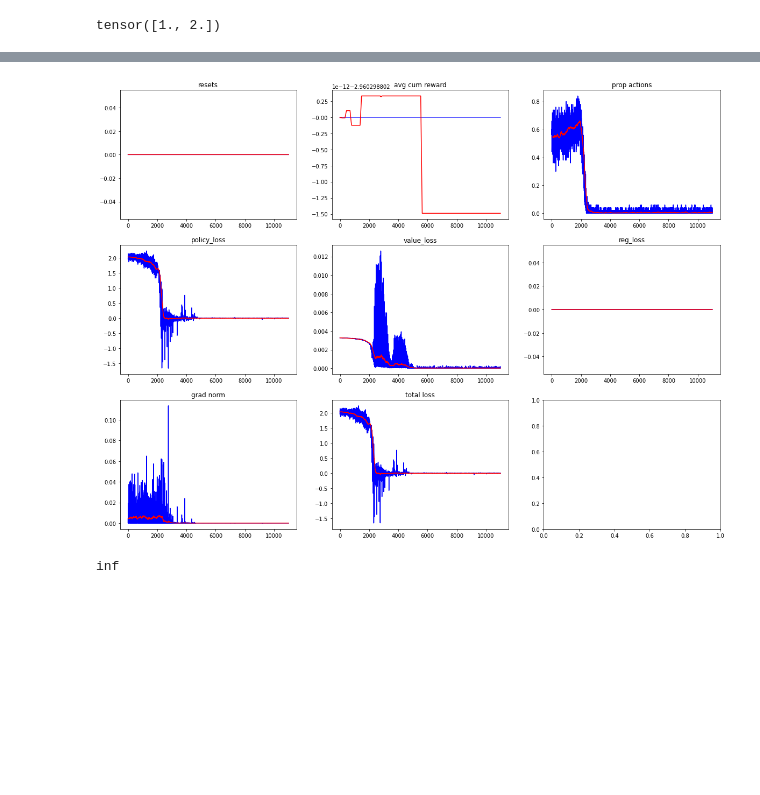
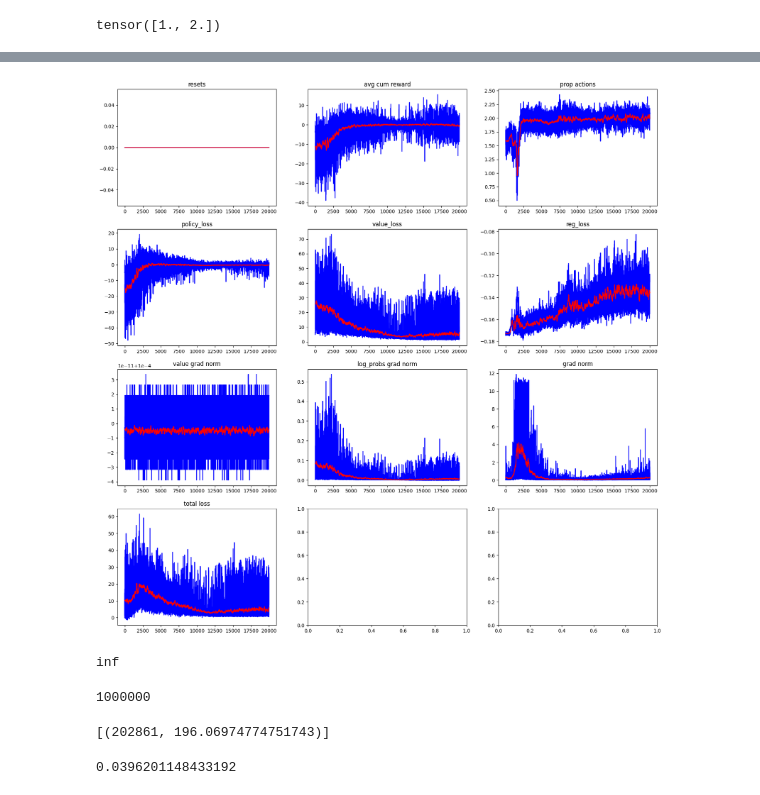
Before and after one commit to limon8884/delivery-RL, a Jupyter notebook: second.ipynb, the cells around one changed output, grey strips where cells are left out. Drawn from its saved outputs; the diff is of its cells as text; code cells hidden in the pictures; blank space fills up the shorter version.

```diff
--- a/second.ipynb
+++ b/second.ipynb
@@ -381,7 +425,10 @@ import numpy as np
 # %%
-mode = 'MountainCar-v0'
+# mode = 'MountainCar-v0'
+# mode = 'CartPole-v1'
+mode = "LunarLander-v2"
 net = MLP(mode=mode)
 actor = ActorCartPole
 env = EnvCartPole
-opt = torch.optim.Adam(net.parameters())
-a2c = A2C(env, actor, net, opt, n_steps=5, n_sessions=10, mode=mode, value_loss_coef=0.001, regularization_loss_coef=10.0)
+opt = torch.optim.Adam(net.parameters(), lr=3e-4)
+# opt = torch.optim.SGD(net.parameters(), lr=1e-3)
+a2c = A2C(env, actor, net, opt, n_steps=10, n_sessions=10, mode=mode, value_loss_coef=1.0, regularization_loss_coef=0.5)
@@ -399,10 +435,22 @@ a2c = A2C(env, actor, net, opt, n_steps=5, n_sessions=10, mode=mode, value_loss_
 # %%
-for i in tqdm(range(10000)):
+for i in tqdm(range(5000)):
     a2c.train_step()
 a2c.logger.plot(100, log_scale=False)
 # %% [output]
-[figure, old version]
+[figure, new version]
 # %%
 1 / (np.mean(a2c.logger.logs['resets'][-100:]) / a2c.n_sessions / a2c.n_steps)
 # %% [output]
 inf
+# %%
+len(a2c.logger.logs_mute['step info'])
+# %% [output]
+1000000
+# %%
+[(i, s['reward']) for i, s in enumerate(a2c.logger.logs_mute['step info']) if s['reward'] > 190]
+# %% [output]
+[(202861, 196.06974774751743)]
+# %%
+np.mean([s['reward'] for i, s in enumerate(a2c.logger.logs_mute['step info'])][-10000:])
+# %% [output]
+0.0396201148433192
```
Also changed, not shown: parts of 14 cells of this notebook, 2 other files.
